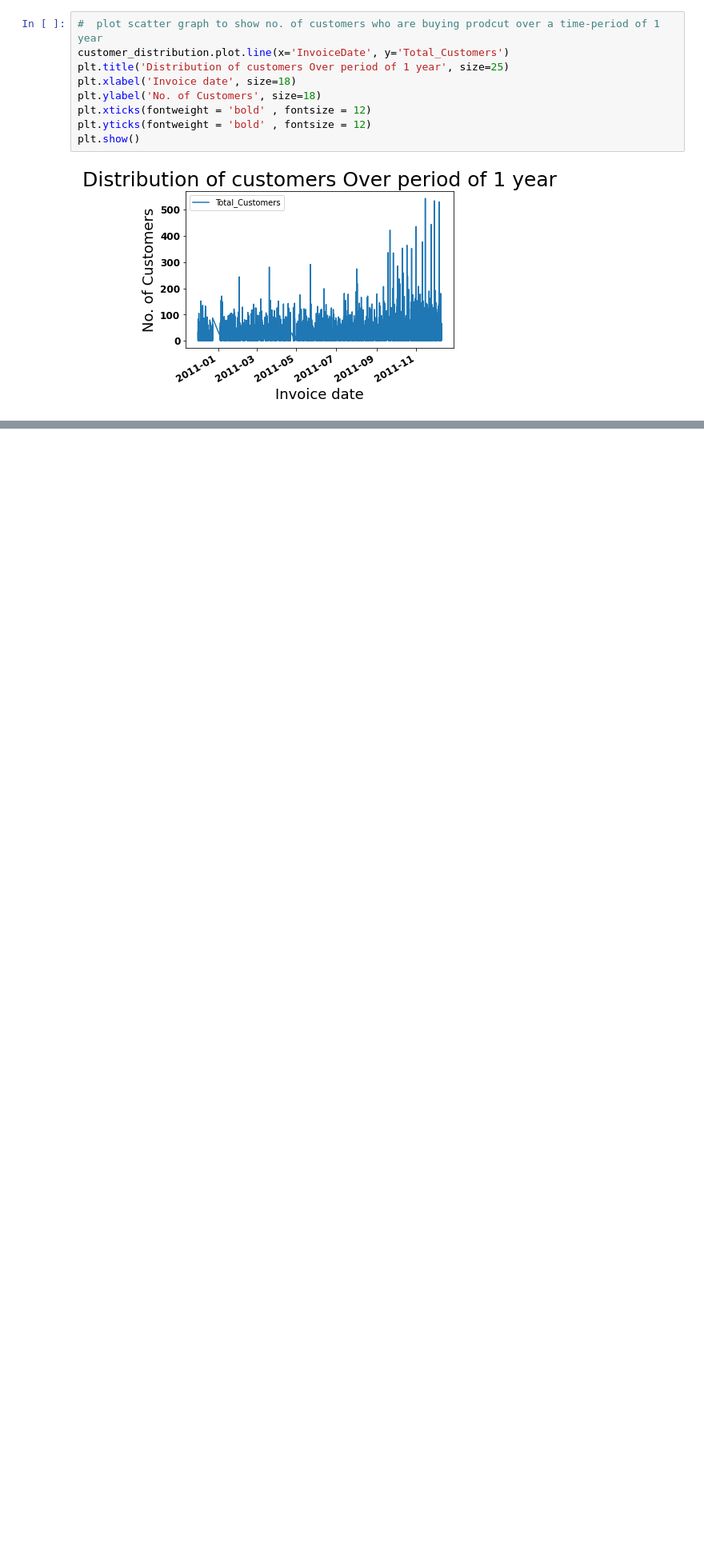
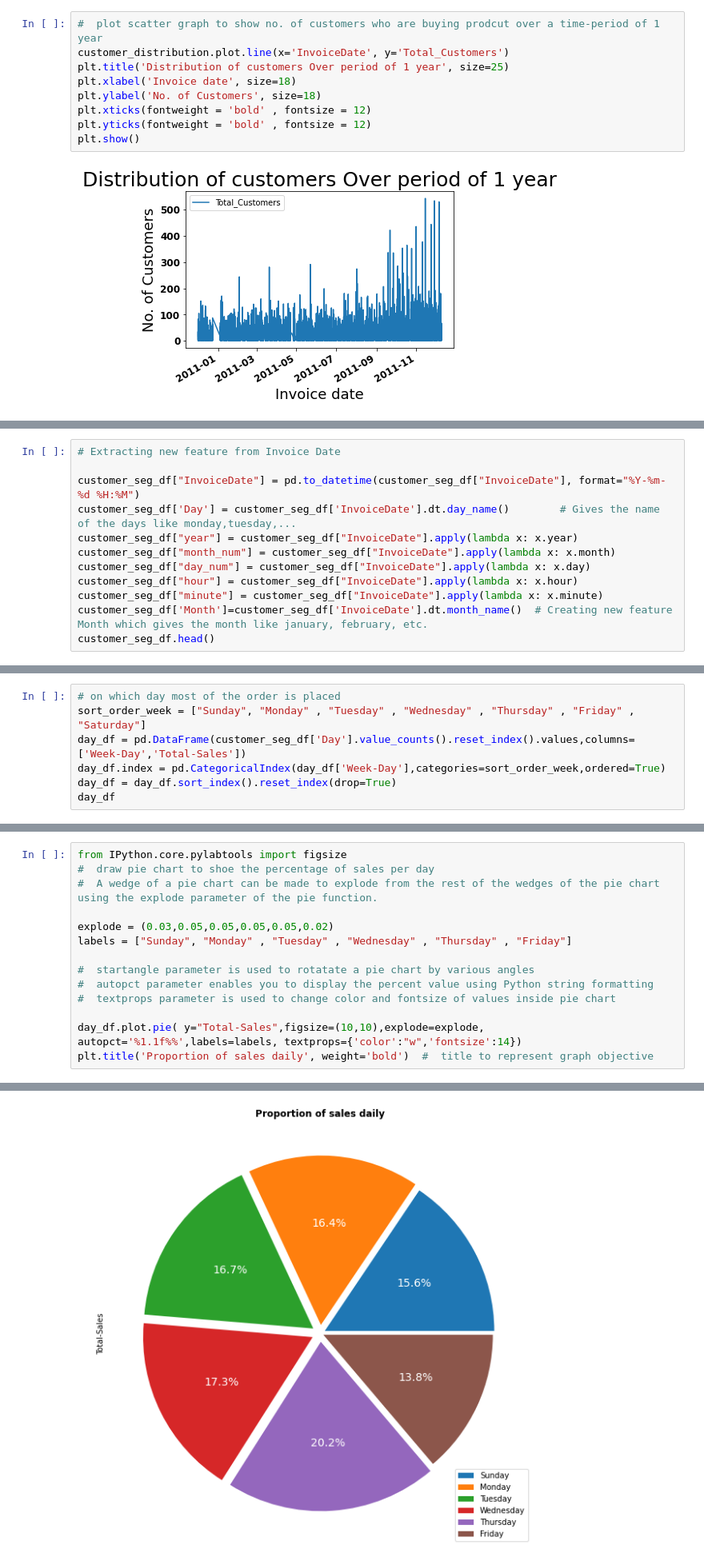
Before and after one commit to Shashankshekharpandey/Online-retail-customer-segmentation, a Jupyter notebook: Online_retail_customer_Segmentation.ipynb, the cells around one changed output, grey strips where cells are left out. Shown: that part at 80% size. Cells and saved outputs as stored; diff of their text form; blank space fills up the shorter version.

```diff
--- a/Online_retail_customer_Segmentation.ipynb
+++ b/Online_retail_customer_Segmentation.ipynb
@@ -298,0 +382,12 @@ plt.show()
+# %%
+# Extracting new feature from Invoice Date
+
+customer_seg_df["InvoiceDate"] = pd.to_datetime(customer_seg_df["InvoiceDate"], format="%Y-%m-%d %H:%M")
+customer_seg_df['Day'] = customer_seg_df['InvoiceDate'].dt.day_name()        # Gives the name of the days like monday,tuesday,...
+customer_seg_df["year"] = customer_seg_df["InvoiceDate"].apply(lambda x: x.year)
+customer_seg_df["month_num"] = customer_seg_df["InvoiceDate"].apply(lambda x: x.month)
+customer_seg_df["day_num"] = customer_seg_df["InvoiceDate"].apply(lambda x: x.day)
+customer_seg_df["hour"] = customer_seg_df["InvoiceDate"].apply(lambda x: x.hour)
+customer_seg_df["minute"] = customer_seg_df["InvoiceDate"].apply(lambda x: x.minute)
+customer_seg_df['Month']=customer_seg_df['InvoiceDate'].dt.month_name()  # Creating new feature Month which gives the month like january, february, etc.
+customer_seg_df.head()
@@ -298,0 +401,7 @@ plt.show()
+# %%
+# on which day most of the order is placed
+sort_order_week = ["Sunday", "Monday" , "Tuesday" , "Wednesday" , "Thursday" , "Friday" , "Saturday"]
+day_df = pd.DataFrame(customer_seg_df['Day'].value_counts().reset_index().values,columns=['Week-Day','Total-Sales'])
+day_df.index = pd.CategoricalIndex(day_df['Week-Day'],categories=sort_order_week,ordered=True)
+day_df = day_df.sort_index().reset_index(drop=True)
+day_df
@@ -298,0 +416,15 @@ plt.show()
+# %%
+from IPython.core.pylabtools import figsize
+#  draw pie chart to shoe the percentage of sales per day
+#  A wedge of a pie chart can be made to explode from the rest of the wedges of the pie chart using the explode parameter of the pie function.
+
+explode = (0.03,0.05,0.05,0.05,0.05,0.02)
+labels = ["Sunday", "Monday" , "Tuesday" , "Wednesday" , "Thursday" , "Friday"]
+
+#  startangle parameter is used to rotatate a pie chart by various angles
+#  autopct parameter enables you to display the percent value using Python string formatting
+#  textprops parameter is used to change color and fontsize of values inside pie chart
+
+day_df.plot.pie( y="Total-Sales",figsize=(10,10),explode=explode, autopct='%1.1f%%',labels=labels, textprops={'color':"w",'fontsize':14})
+plt.title('Proportion of sales daily', weight='bold')  #  title to represent graph objective
+# %% [output]
@@ -298,0 +432 @@ plt.show()
+[figure, added]
```
Also changed, not shown: parts of 11 cells of this notebook.
